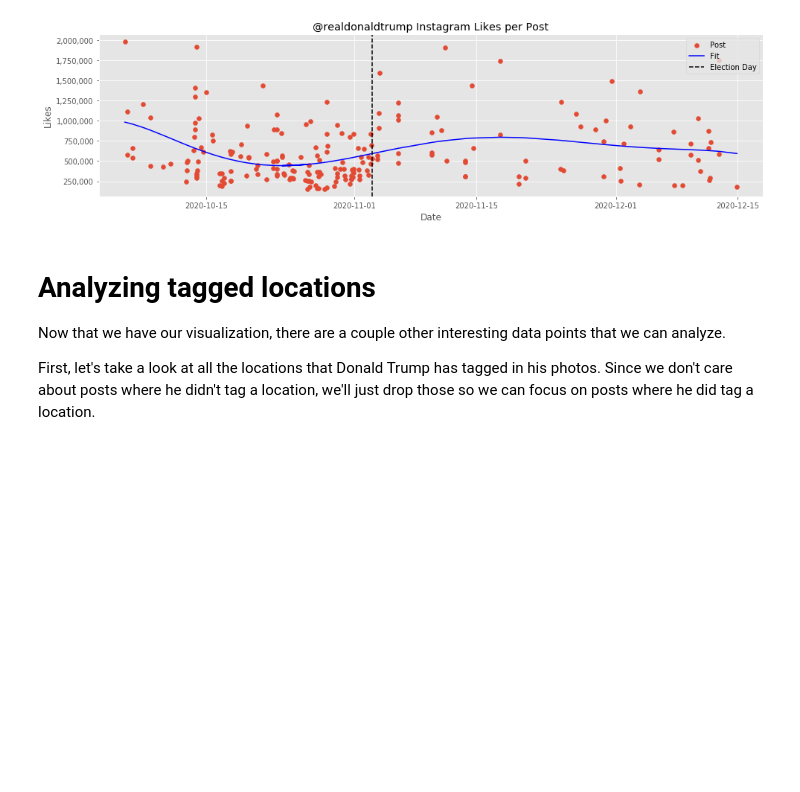
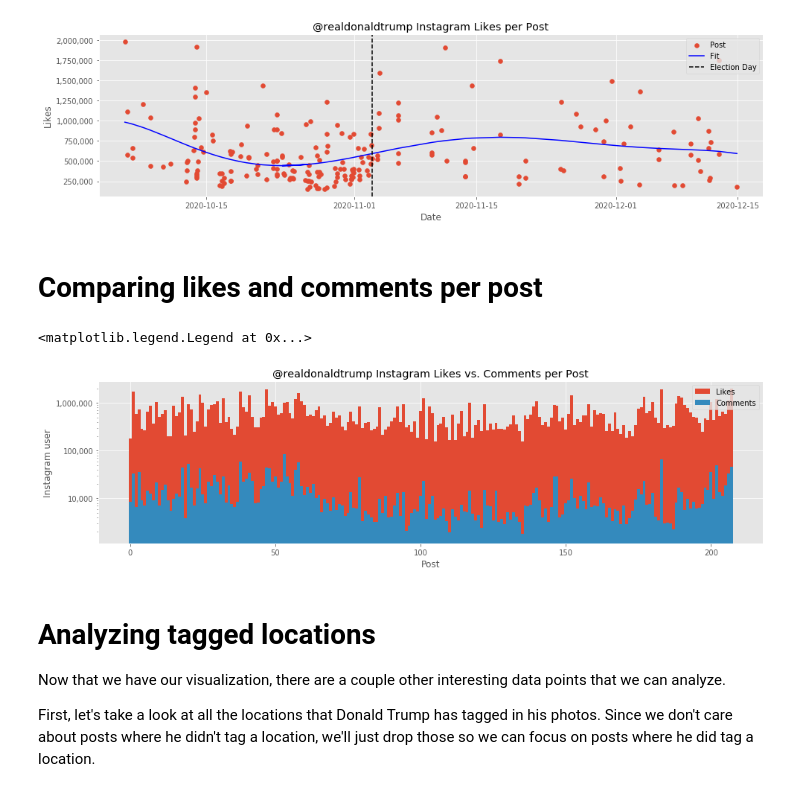
Before and after one commit to chris-greening/instascrape, a Jupyter notebook: tutorial/examples/DonaldTrump/Donald Trump.ipynb, the cells around one changed output. Cells and saved outputs as stored; diff of their text form; code cells hidden in the pictures; blank space fills up the shorter version.

```diff
--- a/tutorial/examples/DonaldTrump/Donald Trump.ipynb
+++ b/tutorial/examples/DonaldTrump/Donald Trump.ipynb
@@ -111,6 +111,28 @@ ax.legend(handles,labels, loc=1)
 # %% [output]
 <matplotlib.legend.Legend at 0x...>
 [figure]
+# %% [markdown]
+# Comparing likes and comments per post
+# %%
+fig, ax = plt.subplots(figsize=(16,4), facecolor="w")
+ax.set_yscale('log')
+
+posts = [i for i in range(len(df))]
+likes = df['likes'].to_numpy()
+comments = df["comments"].to_numpy()
+ax.bar(posts, likes, label="Likes", width=1)
+ax.bar(posts, comments, label="Comments", width=1)
+
+ax.set_title("@realdonaldtrump Instagram Likes vs. Comments per Post")
+ax.set_xlabel("Post")
+ax.set_ylabel("Instagram user")
+ax.get_yaxis().set_major_formatter(
+    matplotlib.ticker.FuncFormatter(lambda x, p: format(int(x), ',')))
+
+ax.legend()
+# %% [output]
+<matplotlib.legend.Legend at 0x...>
+[figure, added]
 # %% [markdown]
 # Analyzing tagged locations
 
```
Also changed, not shown: parts of 9 cells of this notebook, 5 other files.
